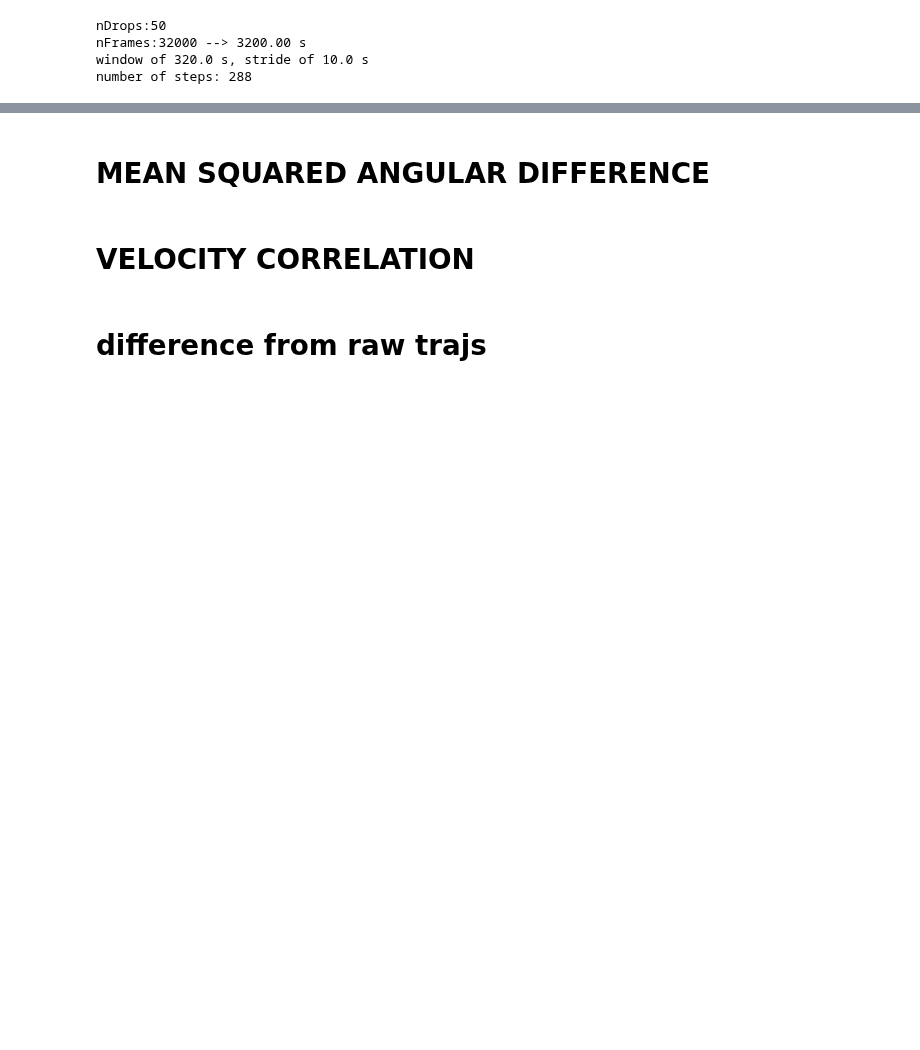
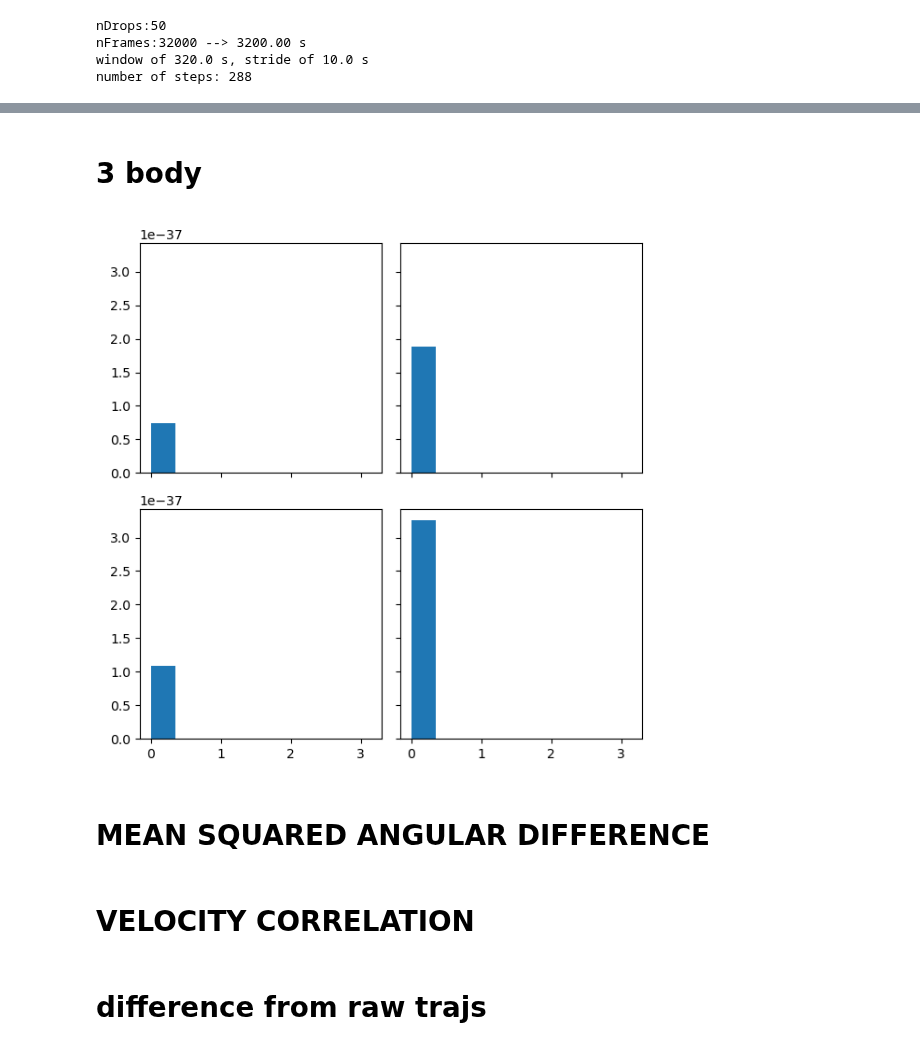
Before and after one commit to skandiz/MasterThesis, a Jupyter notebook: analysis/dev.ipynb, the cells around one changed output, grey strips where cells are left out. Drawn from its saved outputs; the diff is of its cells as text; code cells hidden in the pictures; blank space fills up the shorter version.

```diff
--- a/analysis/dev.ipynb
+++ b/analysis/dev.ipynb
@@ -66,0 +248,2 @@ number of steps: 288
+# %% [markdown]
+# 3 body
@@ -67,3 +276,29 @@ number of steps: 288
+# %%
+COORDS = np.array(rawTrajs.loc[:,["x","y"]])
+bList = [i/10 for i in range(1, 10, 1)]
+sigma = 10
+H = np.zeros((len(bList), nDrops, (nDrops-1)*(nDrops-2) ))
+ang = np.zeros((len(bList), nDrops, (nDrops-1)*(nDrops-2) ))
+
+for b_ind, b in tqdm(enumerate(bList)):
+    ang[b_ind], H[b_ind] = three_body_frame(COORDS[0*nDrops:(0+1)*nDrops,:], b, sigma)
+# %%
+hist_bins = np.linspace(0, np.pi, 10)
+counts = np.zeros((len(bList), nDrops, len(hist_bins)-1))
+bins = np.zeros((len(bList), nDrops, len(hist_bins)))
+for b_ind in range(len(bList)):
+    for i in range(nDrops):
+        counts[b_ind, i], bins[b_ind, i] = np.histogram(ang[b_ind, i], bins=hist_bins, weights=H[b_ind, i])
+# %%
+fig, ax = plt.subplots(2, 2, figsize=(6, 6), sharex=True, sharey=True)
+ax[0, 0].stairs(counts[0, 0], bins[0, 0], fill=True)
+ax[1, 0].stairs(counts[2, 0], bins[2, 0], fill=True)
+ax[0, 1].stairs(counts[5, 0], bins[5, 0], fill=True)
+ax[1, 1].stairs(counts[-1, 0], bins[-1, 0], fill=True)
+plt.tight_layout()
+plt.show()
+# %% [output]
+[figure, added]
 # %% [markdown]
 # MEAN SQUARED ANGULAR DIFFERENCE
 # %%
```
Also changed, not shown: parts of 17 cells of this notebook, 21 other files.
